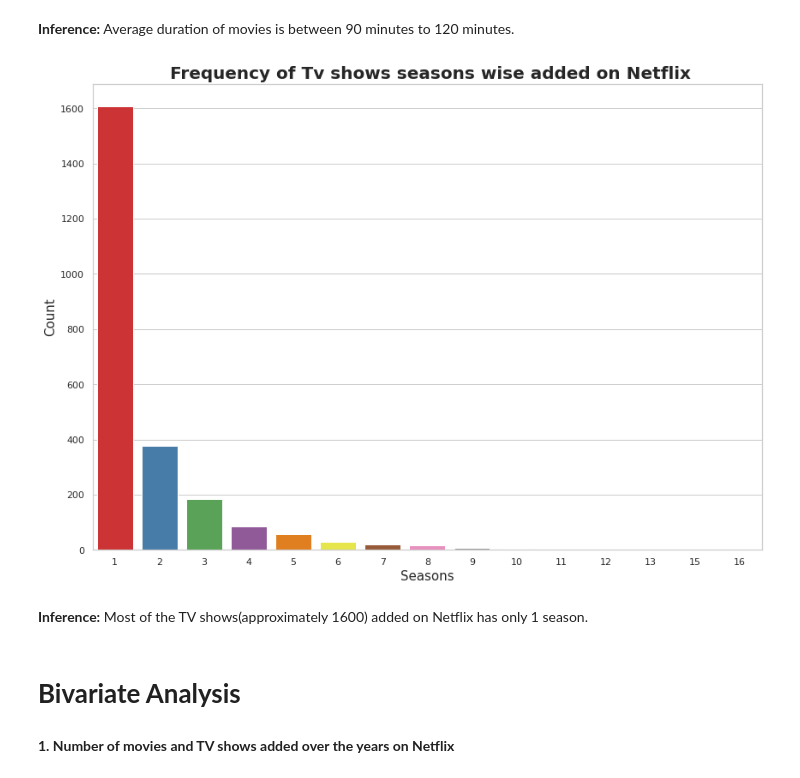
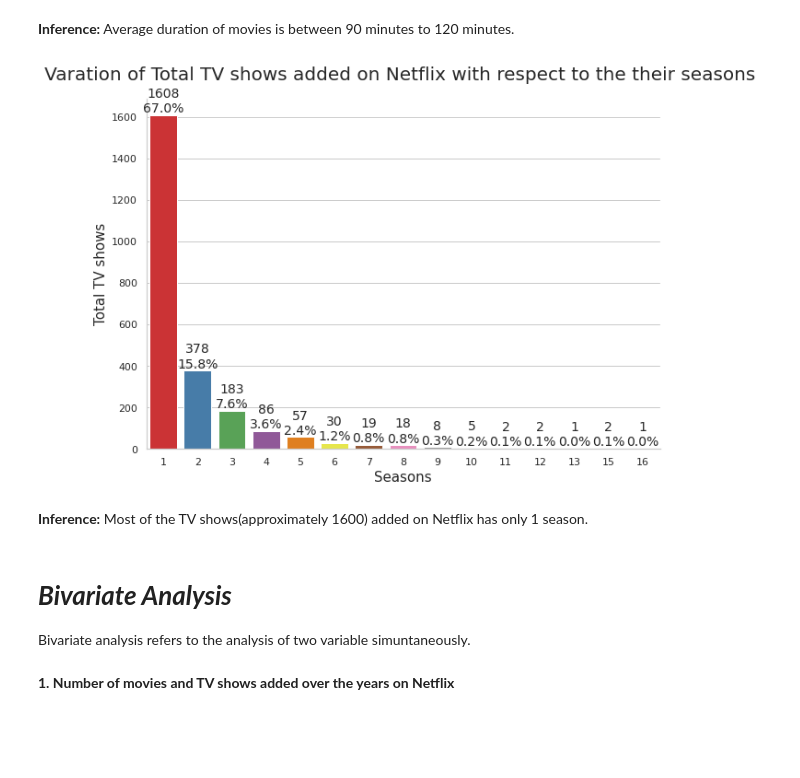
Before and after one commit to shubham-bhadouria/Netflix-Movies-and-TV-shows-clustering, a Jupyter notebook: Netflix_movies_and_TV_show_clustering.ipynb, the cells around one changed output. Cells and saved outputs as stored; diff of their text form; code cells hidden in the pictures; blank space fills up the shorter version.

```diff
--- a/Netflix_movies_and_TV_show_clustering.ipynb
+++ b/Netflix_movies_and_TV_show_clustering.ipynb
@@ -417,9 +421,8 @@ Maximum movies has been added in January and minimum shows has been added in the
 # %%
 # Frequency of TV shows added in various months of the different years
 
-plt.figure(figsize=(14,10))
-sns.countplot(x='month_added',data= Netflix_shows,palette="Set1")
-plt.title(' Frequency of TV shows added on Netflix month-wise',fontsize = 20,fontweight="bold")
+plt.rcParams["figure.figsize"] = (10,8)
+plot_countplot(col='month_added',df= Netflix_shows,palette="Set1",title='Frequency of TV shows added on Netflix month-wise',size_title= 20)
 plt.xlabel('Month Added', fontsize = 15)
 plt.ylabel('Count', fontsize = 15)
 plt.show()
@@ -451,20 +454,20 @@ plt.show()
 # %% [markdown]
 **Inference:** Average duration of movies is between 90 minutes to 120 minutes.
 # %%
-# Frequency of Tv shows seasons wise added on Netflix
+# Varation of Total TV shows added on Netflix with respect to the their seasons
 
-plt.figure(figsize=(14,10))
-sns.countplot(x='duration',data= Netflix_shows,palette="Set1")
-plt.title(' Frequency of Tv shows seasons wise added on Netflix',fontsize = 20,fontweight="bold")
+plt.rcParams["figure.figsize"] = (20,15)
+plot_countplot(col='duration',df= Netflix_shows,palette="Set1",title='Varation of Total TV shows added on Netflix with respect to the their seasons ', size_title=20)
 plt.xlabel('Seasons', fontsize = 15)
-plt.ylabel('Count', fontsize = 15)
+plt.ylabel('Total TV shows', fontsize = 15)
 plt.show()
 # %% [output]
-[figure, old version]
+[figure, new version]
 # %% [markdown]
 **Inference:** Most of the TV shows(approximately 1600) added on Netflix has only 1 season.
-# %% [markdown]
-# **Bivariate Analysis**
+# %% [markdown]
+# ***Bivariate Analysis***
+Bivariate analysis refers to the analysis of two variable simuntaneously.
 # %% [markdown]
 **1. Number of movies and TV shows added over the years on Netflix**
 # %%
```
Also changed, not shown: parts of 12 cells of this notebook.
